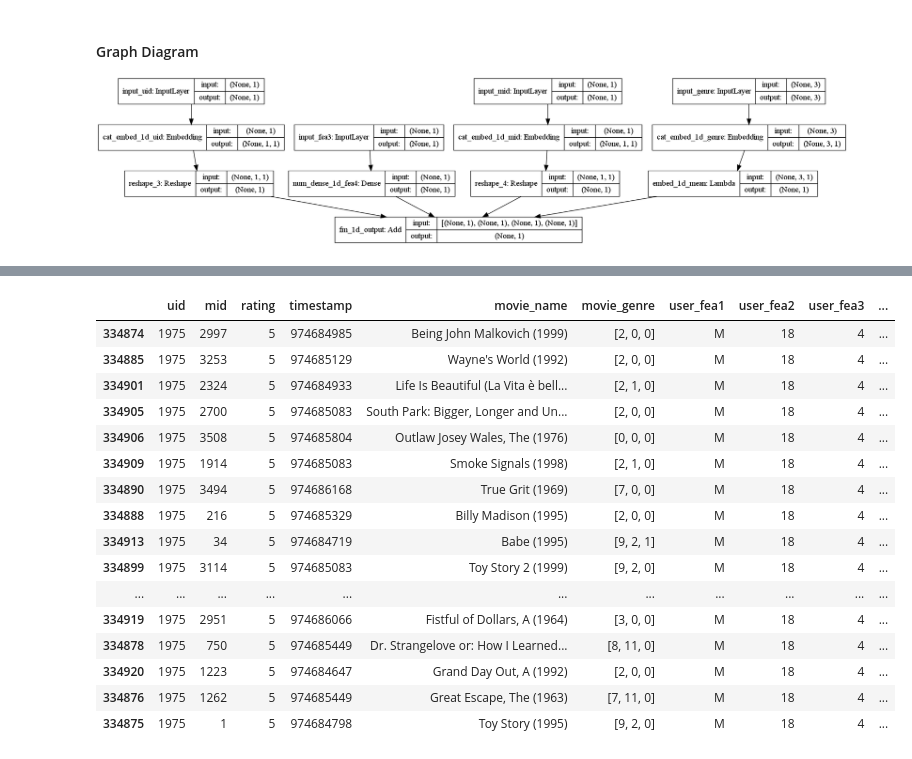
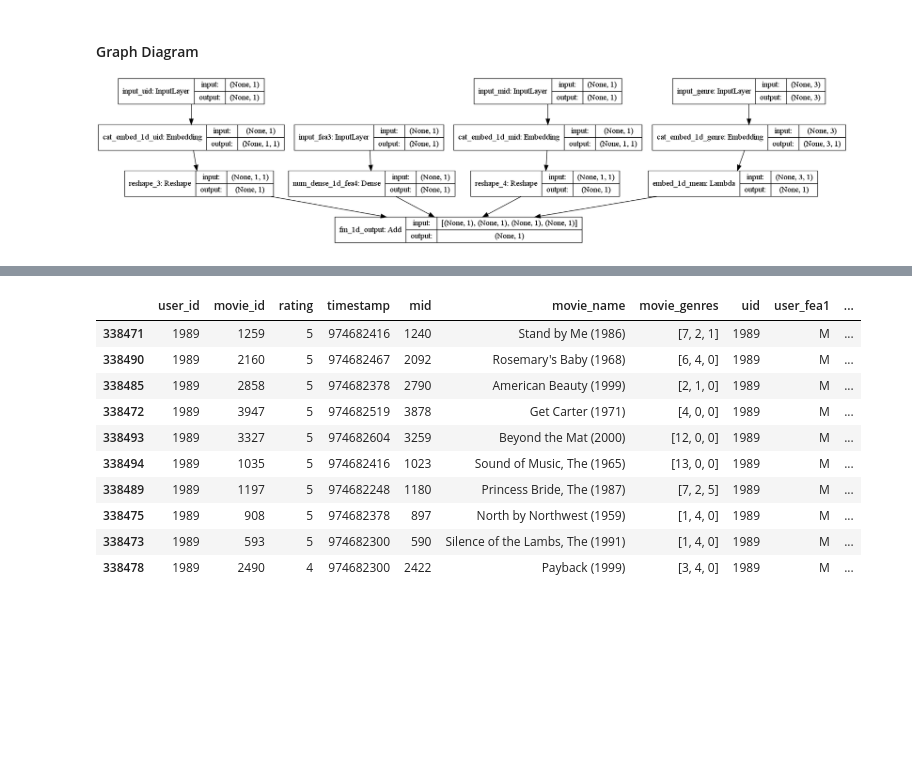
Before and after one commit to kadriansyah/notebook, a Jupyter notebook: deep-fm/recommender-fea3.ipynb, the cells around one changed output, grey strips where cells are left out. Saved outputs shown, nothing was run; the diff lists cells and outputs as text; code cells hidden in the pictures; blank space fills up the shorter version.

Commit message:
make sure data quality before training!

```diff
--- a/deep-fm/recommender-fea3.ipynb
+++ b/deep-fm/recommender-fea3.ipynb
@@ -35,0 +59,3 @@ def text2seq(text, n_genre):
+# %%
+movies['movie_genres'] = text2seq(movies.movie_genres.values, n_genre=n_genre).tolist()
+movies
@@ -66,6 +109,0 @@ print(users.head())
-# %%
-movies['movie_genre'] = text2seq(movies.movie_genre.values, n_genre=n_genre).tolist()
-ratings = ratings.join(movies.set_index('mid'), on = 'mid', how = 'left')
-ratings = ratings.join(users.set_index('uid'), on = 'uid', how = 'left')
-print("====== preprocessed data =======")
-ratings.head(100)
@@ -86,0 +110,6 @@ ratings.head(100)
+# %%
+# do some preprocessing to make sure data quality
+ratings_clean_1 = ratings.merge(movies.set_index('movie_id'), on = 'movie_id', how = 'left', indicator=True)
+ratings_clean_1 = ratings_clean_1[ratings_clean_1._merge != 'left_only']
+ratings_clean_1 = ratings_clean_1.drop(['_merge'], axis=1)
+ratings_clean_1
@@ -86,0 +130,6 @@ ratings.head(100)
+# %%
+# do some preprocessing to make sure data quality
+ratings_clean_2 = ratings_clean_1.merge(users.set_index('user_id'), on = 'user_id', how = 'left', indicator=True)
+ratings_clean_2 = ratings_clean_2[ratings_clean_2._merge != 'left_only']
+ratings_clean_2 = ratings_clean_2.drop(['_merge'], axis=1)
+ratings_clean_2
@@ -280,25 +365,18 @@ contribution of different part of model
 # %%
-uid = 1975
-# print(ratings[ratings['uid'] == uid].sort_values(by=['rating'], ascending=False).shape)
-ratings[ratings['uid'] == uid].sort_values(by=['rating'], ascending=False)[:20]
+uid = 1989
+ratings_clean_2[ratings_clean_2['uid'] == uid].sort_values(by=['rating'], ascending=False)[:10]
 # %% [output]
-|  | uid | mid | rating | timestamp | movie_name | movie_genre | user_fea1 | user_fea2 | user_fea3 | ... |
-| 334874 | 1975 | 2997 | 5 | 974684985 | Being John Malkovich (1999) | [2, 0, 0] | M | 18 | 4 | ... |
-| 334885 | 1975 | 3253 | 5 | 974685129 | Wayne's World (1992) | [2, 0, 0] | M | 18 | 4 | ... |
-| 334901 | 1975 | 2324 | 5 | 974684933 | Life Is Beautiful (La Vita è bell... | [2, 1, 0] | M | 18 | 4 | ... |
-| 334905 | 1975 | 2700 | 5 | 974685083 | South Park: Bigger, Longer and Un... | [2, 0, 0] | M | 18 | 4 | ... |
-| 334906 | 1975 | 3508 | 5 | 974685804 | Outlaw Josey Wales, The (1976) | [0, 0, 0] | M | 18 | 4 | ... |
-| 334909 | 1975 | 1914 | 5 | 974685083 | Smoke Signals (1998) | [2, 1, 0] | M | 18 | 4 | ... |
-| 334890 | 1975 | 3494 | 5 | 974686168 | True Grit (1969) | [7, 0, 0] | M | 18 | 4 | ... |
-| 334888 | 1975 | 216 | 5 | 974685329 | Billy Madison (1995) | [2, 0, 0] | M | 18 | 4 | ... |
-| 334913 | 1975 | 34 | 5 | 974684719 | Babe (1995) | [9, 2, 1] | M | 18 | 4 | ... |
-| 334899 | 1975 | 3114 | 5 | 974685083 | Toy Story 2 (1999) | [9, 2, 0] | M | 18 | 4 | ... |
-| ... | ... | ... | ... | ... | ... | ... | ... | ... | ... | ... |
-| 334919 | 1975 | 2951 | 5 | 974686066 | Fistful of Dollars, A (1964) | [3, 0, 0] | M | 18 | 4 | ... |
-| 334878 | 1975 | 750 | 5 | 974685449 | Dr. Strangelove or: How I Learned... | [8, 11, 0] | M | 18 | 4 | ... |
-| 334920 | 1975 | 1223 | 5 | 974684647 | Grand Day Out, A (1992) | [2, 0, 0] | M | 18 | 4 | ... |
-| 334876 | 1975 | 1262 | 5 | 974685449 | Great Escape, The (1963) | [7, 11, 0] | M | 18 | 4 | ... |
-| 334875 | 1975 | 1 | 5 | 974684798 | Toy Story (1995) | [9, 2, 0] | M | 18 | 4 | ... |
+|  | user_id | movie_id | rating | timestamp | mid | movie_name | movie_genres | uid | user_fea1 | ... |
+| 338471 | 1989 | 1259 | 5 | 974682416 | 1240 | Stand by Me (1986) | [7, 2, 1] | 1989 | M | ... |
+| 338490 | 1989 | 2160 | 5 | 974682467 | 2092 | Rosemary's Baby (1968) | [6, 4, 0] | 1989 | M | ... |
+| 338485 | 1989 | 2858 | 5 | 974682378 | 2790 | American Beauty (1999) | [2, 1, 0] | 1989 | M | ... |
+| 338472 | 1989 | 3947 | 5 | 974682519 | 3878 | Get Carter (1971) | [4, 0, 0] | 1989 | M | ... |
+| 338493 | 1989 | 3327 | 5 | 974682604 | 3259 | Beyond the Mat (2000) | [12, 0, 0] | 1989 | M | ... |
+| 338494 | 1989 | 1035 | 5 | 974682416 | 1023 | Sound of Music, The (1965) | [13, 0, 0] | 1989 | M | ... |
+| 338489 | 1989 | 1197 | 5 | 974682248 | 1180 | Princess Bride, The (1987) | [7, 2, 5] | 1989 | M | ... |
+| 338475 | 1989 | 908 | 5 | 974682378 | 897 | North by Northwest (1959) | [1, 4, 0] | 1989 | M | ... |
+| 338473 | 1989 | 593 | 5 | 974682300 | 590 | Silence of the Lambs, The (1991) | [1, 4, 0] | 1989 | M | ... |
+| 338478 | 1989 | 2490 | 4 | 974682300 | 2422 | Payback (1999) | [3, 4, 0] | 1989 | M | ... |
 # %%
 """
 Making recommendations using our trained model is simple.
```
Also changed, not shown: parts of 22 cells of this notebook.
